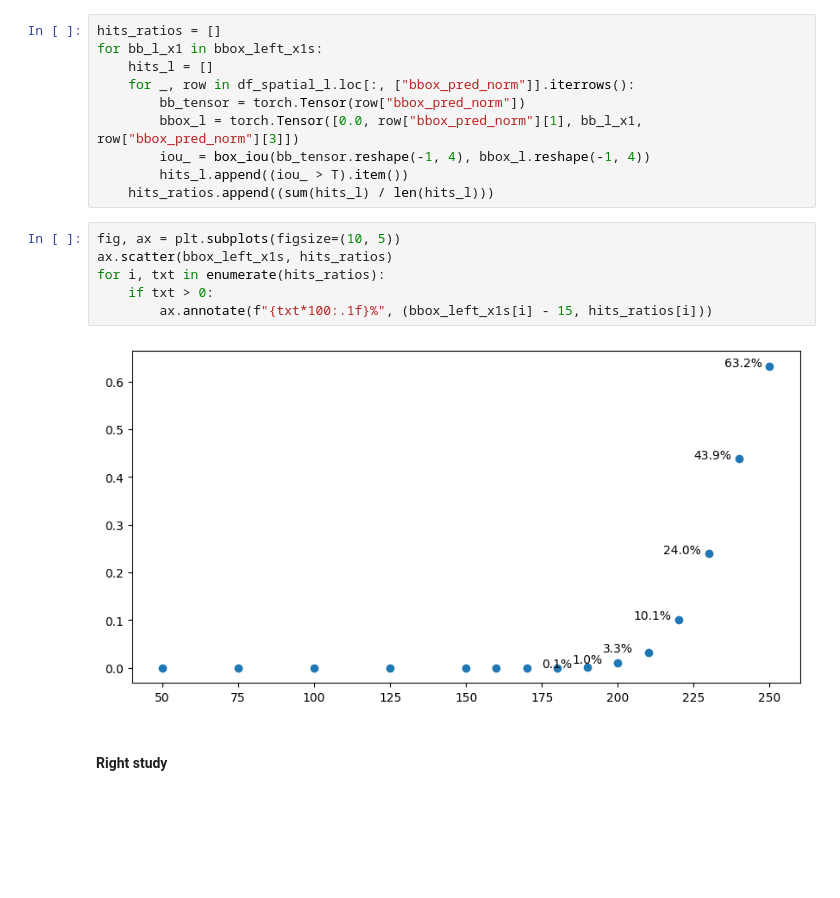
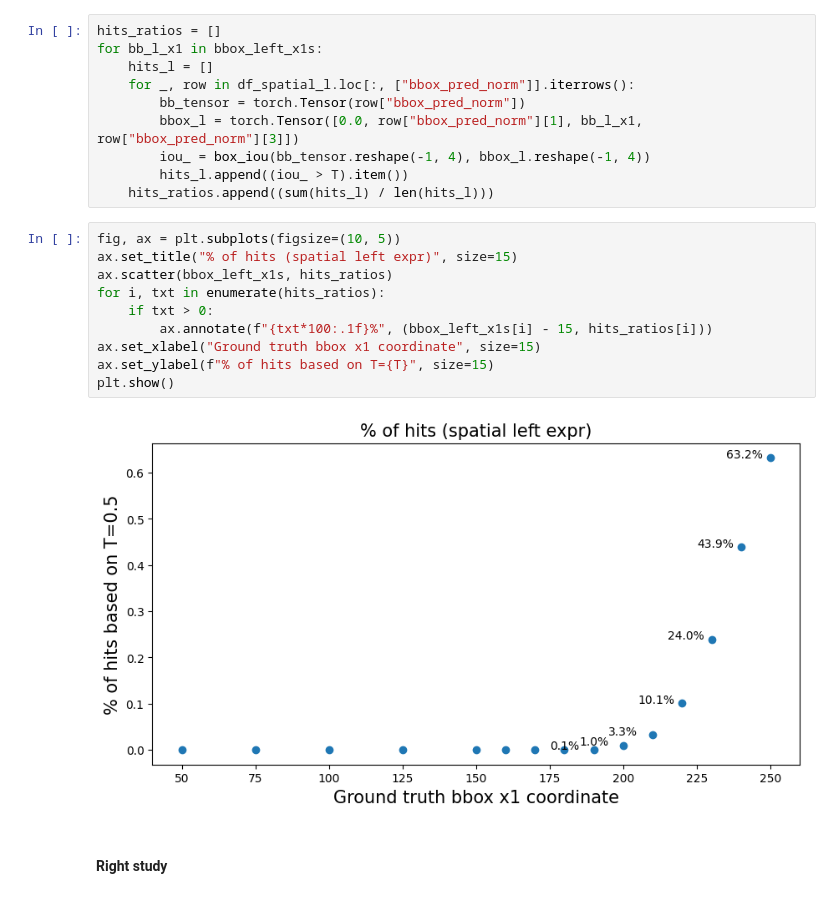
Before and after one commit to nhm-7/rec, a Jupyter notebook: notebooks/02_NH_spatial_pure_and_bboxes_overlapping.ipynb, the cells around one changed output. Drawn from its saved outputs; the diff is of its cells as text; blank space fills up the shorter version.

Commit message:
add plot titles

```diff
--- a/notebooks/02_NH_spatial_pure_and_bboxes_overlapping.ipynb
+++ b/notebooks/02_NH_spatial_pure_and_bboxes_overlapping.ipynb
@@ -177,12 +177,16 @@ for bb_l_x1 in bbox_left_x1s:
     hits_ratios.append((sum(hits_l) / len(hits_l)))
 # %%
 fig, ax = plt.subplots(figsize=(10, 5))
+ax.set_title("% of hits (spatial left expr)", size=15)
 ax.scatter(bbox_left_x1s, hits_ratios)
 for i, txt in enumerate(hits_ratios):
     if txt > 0:
         ax.annotate(f"{txt*100:.1f}%", (bbox_left_x1s[i] - 15, hits_ratios[i]))
+ax.set_xlabel("Ground truth bbox x1 coordinate", size=15)
+ax.set_ylabel(f"% of hits based on T={T}", size=15)
+plt.show()
 # %% [output]
-[figure, old version]
+[figure, new version]
 # %% [markdown]
 #### Right study
 # %%
```
Also changed, not shown: parts of 1 cell of this notebook.
